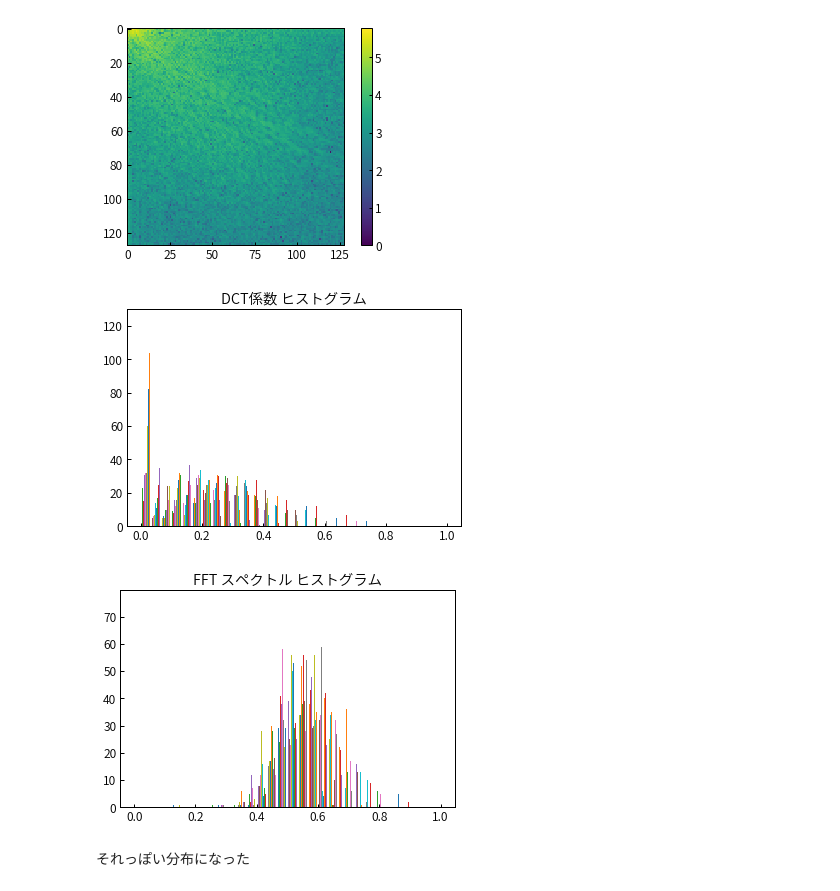
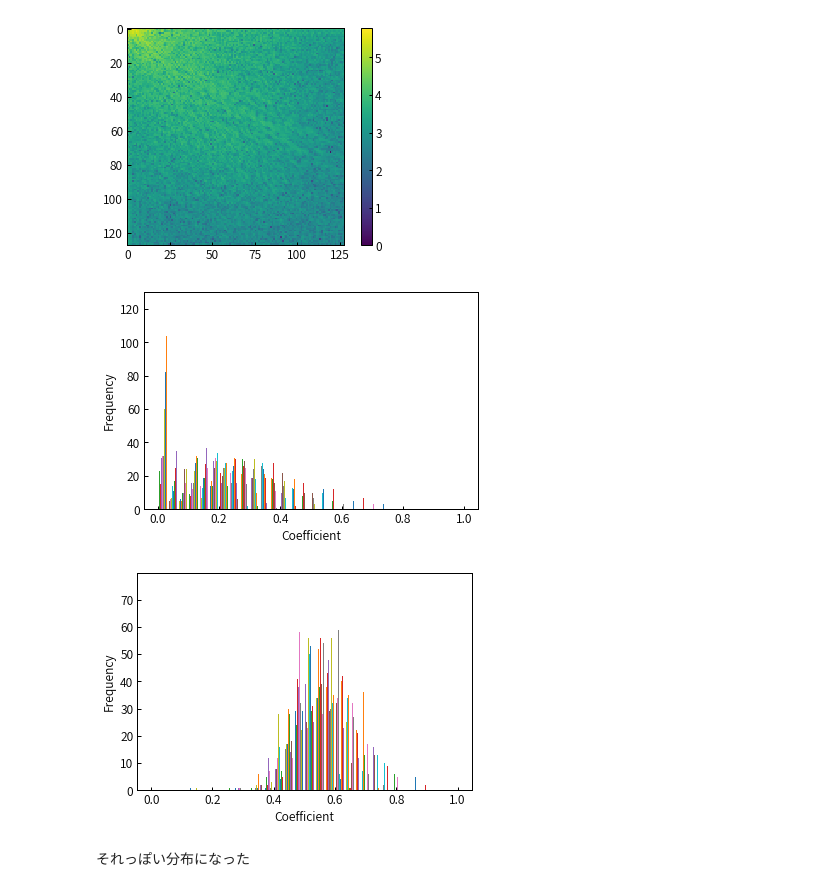
Before and after one commit to Hiroya-W/TPHLCT_and_DMLCT, a Jupyter notebook: スペクトルの比較 エネルギーは2乗-Copy1.ipynb, the cells around one changed output. Saved outputs shown, nothing was run; the diff lists cells and outputs as text; code cells hidden in the pictures.

```diff
--- a/スペクトルの比較 エネルギーは2乗-Copy1.ipynb
+++ b/スペクトルの比較 エネルギーは2乗-Copy1.ipynb
@@ -284,16 +284,20 @@ plt.savefig('output/output_22.png',dpi=300)
 [figure]
 # %%
 plt.hist(dct_F1/dct_F1.max(),bins=30)
-plt.title("DCT係数 ヒストグラム")
-plt.savefig('output/output_22.png',dpi=300)
+# plt.title("DCT係数 ヒストグラム")
+plt.xlabel("Coefficient")
+plt.ylabel("Frequency")
+plt.savefig('output/output_24.png',dpi=300)
 # %% [output]
-[figure, old version]
+[figure, new version]
 # %%
 plt.hist(fft_F1/fft_F1.max(),bins=30)
-plt.title("FFT スペクトル ヒストグラム")
-plt.savefig('output/output_22.png',dpi=300)
+# plt.title("FFT スペクトル ヒストグラム")
+plt.xlabel("Coefficient")
+plt.ylabel("Frequency")
+plt.savefig('output/output_25.png',dpi=300)
 # %% [output]
-[figure, old version]
+[figure, new version]
 # %% [markdown]
 それっぽい分布になった
 # %% [markdown]
```
Also changed, not shown: parts of 9 cells of this notebook, 8 other files.
